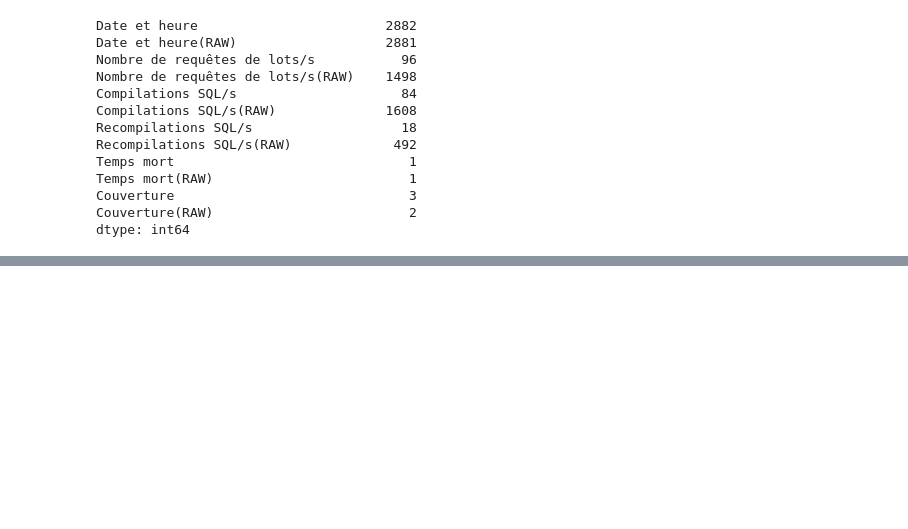
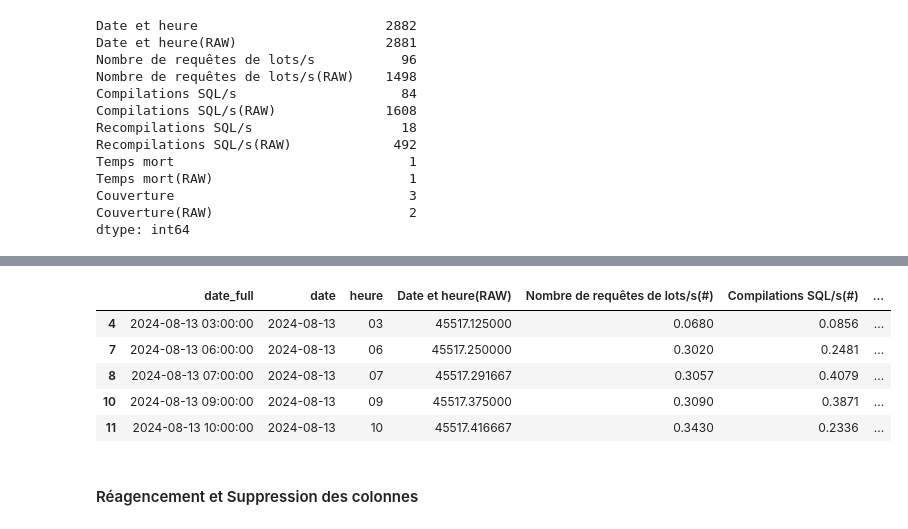
Before and after one commit to AntoineValette/projet_industriel, a Jupyter notebook: notebook/myreport_sql_statistic_full.ipynb, the cells around one changed output, grey strips where cells are left out. Saved outputs shown, nothing was run; the diff lists cells and outputs as text; code cells hidden in the pictures; blank space fills up the shorter version.

```diff
--- a/notebook/myreport_sql_statistic_full.ipynb
+++ b/notebook/myreport_sql_statistic_full.ipynb
@@ -81,0 +86,6 @@ tab.head()
+# %%
+num_deleted = tab.shape[0]
+tab.dropna(inplace=True)
+num_deleted -= tab.shape[0]
+
+print(f"Number of rows deleted: {num_deleted}")
@@ -81,0 +94,17 @@ tab.head()
+# %%
+from datetime import datetime, timedelta
+
+def from_excel_ordinal(ordinal, epoch=datetime(1900, 1, 1)):
+    # Adapted from above, thanks to @Martijn Pieters
+
+    if ordinal > 59:
+        ordinal -= 1  # Excel leap year bug, 1900 is not a leap year!
+    inDays = int(ordinal)
+    frac = ordinal - inDays
+    inSecs = int(round(frac * 86400.0))
+
+    return epoch + timedelta(days=inDays - 1, seconds=inSecs) # epoch is day 1
+
+excelDT = 42548.75001           # Float representation of 27/06/2016  6:00:01 PM in Excel format
+pyDT = from_excel_ordinal(excelDT)
+print(pyDT)
@@ -81,0 +113,18 @@ tab.head()
+# %%
+# Convertir toutes les dates de la colonne 'Date et heure(RAW)'
+tab['date_full'] = tab['Date et heure(RAW)'].apply(from_excel_ordinal)
+
+# Extraire la date et l'heure sous forme de colonnes séparées
+tab['date'] = tab['date_full'].dt.strftime("%Y-%m-%d")  # Format YY-MM-DD
+tab['heure'] = tab['date_full'].dt.strftime("%H")  # Format HH
+# %%
+tab.head()
+# %% [output]
+|  | date_full | date | heure | Date et heure(RAW) | Nombre de requêtes de lots/s(#) | Compilations SQL/s(#) | ... |
+| 4 | 2024-08-13 03:00:00 | 2024-08-13 | 03 | 45517.125000 | 0.0680 | 0.0856 | ... |
+| 7 | 2024-08-13 06:00:00 | 2024-08-13 | 06 | 45517.250000 | 0.3020 | 0.2481 | ... |
+| 8 | 2024-08-13 07:00:00 | 2024-08-13 | 07 | 45517.291667 | 0.3057 | 0.4079 | ... |
+| 10 | 2024-08-13 09:00:00 | 2024-08-13 | 09 | 45517.375000 | 0.3090 | 0.3871 | ... |
+| 11 | 2024-08-13 10:00:00 | 2024-08-13 | 10 | 45517.416667 | 0.3430 | 0.2336 | ... |
+# %% [markdown]
+ #### Réagencement et Suppression des colonnes
```
Also changed, not shown: parts of 25 cells of this notebook.
